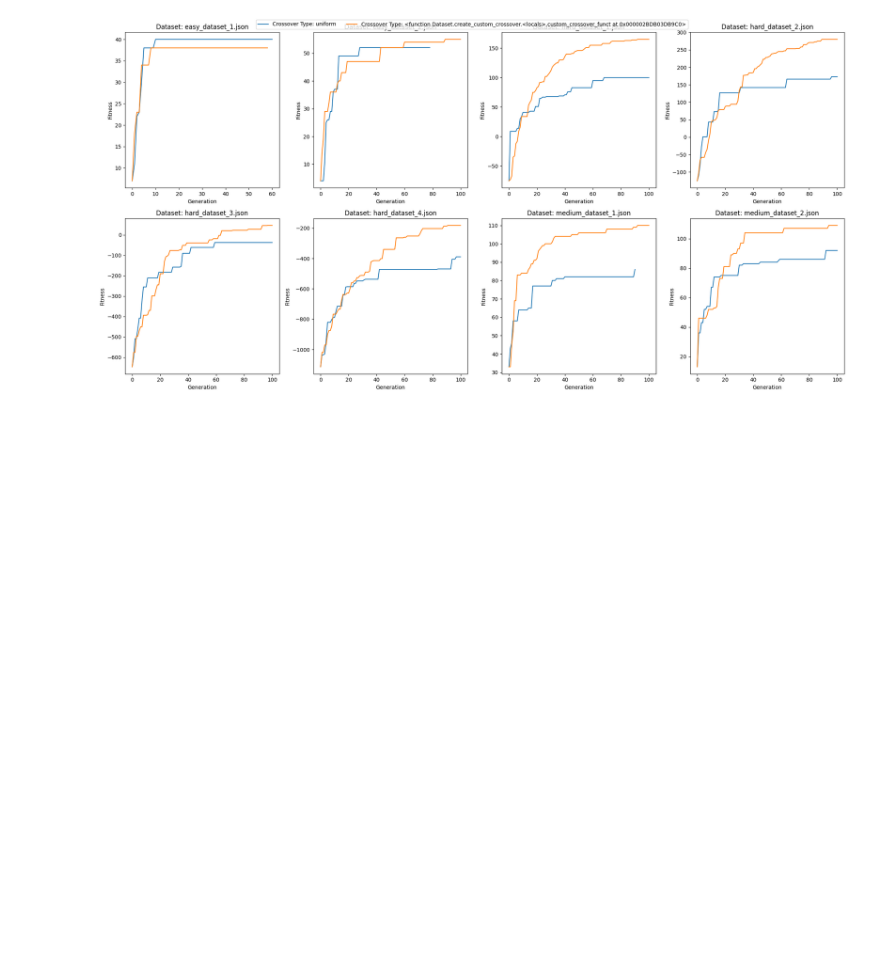
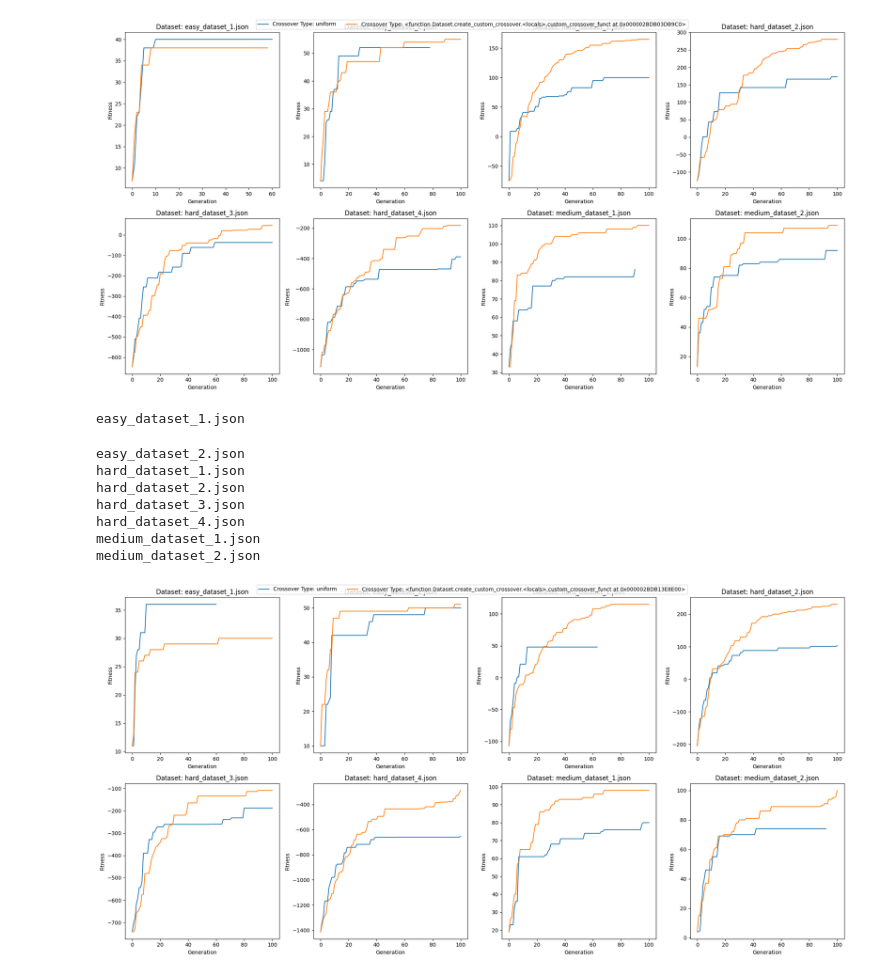
Before and after one commit to ekoface/IS_seminar, a Jupyter notebook: naloga2.ipynb, the cells around one changed output. Cells and saved outputs as stored; diff of their text form; code cells hidden in the pictures; blank space fills up the shorter version.

Commit message:
dodana fittness advanced

```diff
--- a/naloga2.ipynb
+++ b/naloga2.ipynb
@@ -396,3 +420,40 @@ hard_dataset_4.json
 medium_dataset_1.json
 medium_dataset_2.json
 [figure]
+# %%
+fig, axes = plt.subplots(2, 4, figsize=(20, 10))
+plt.subplots_adjust(top=1)
+for i, (key, dataset) in enumerate(data.items()):
+    print(key)
+    fitness_function = dataset.fitness_function_advanced
+    costum_mutation = dataset.costum_mutation
+    costum_crossover = dataset.custom_crossover
+
+    mutation_funcs = ["random", costum_mutation]
+    crossover_types = ["uniform", costum_crossover]
+
+    # Plot for different mutation types
+    fitness_history = run_ga_and_plot_fitness_both(key, 'crossover_type', crossover_types, mutation_funcs, dataset.fitness_penalty, dataset.initial_pop, dataset.num_generations, dataset.num_parents_mating, dataset.population_size, fitness_function, dataset.num_reviewers, dataset.num_papers)
+    for name in crossover_types:
+        axes[i // 4, i % 4].plot(fitness_history[str(name)], label=f"Crossover Type: {name}")
+
+    axes[i // 4, i % 4].set_xlabel("Generation")
+    axes[i // 4, i % 4].set_ylabel("Fitness")
+    axes[i // 4, i % 4].set_title(f"Dataset: {key}")
+
+# Create a single legend for all subplots
+handles, labels = axes[0, 0].get_legend_handles_labels()
+fig.legend(handles, labels, loc='upper center', ncol=len(mutation_funcs))
+
+plt.tight_layout()
+plt.show()
+# %% [output]
+easy_dataset_1.json
+easy_dataset_2.json
+hard_dataset_1.json
+hard_dataset_2.json
+hard_dataset_3.json
+hard_dataset_4.json
+medium_dataset_1.json
+medium_dataset_2.json
+[figure, added]
```
Also changed, not shown: parts of 1 cell of this notebook.
